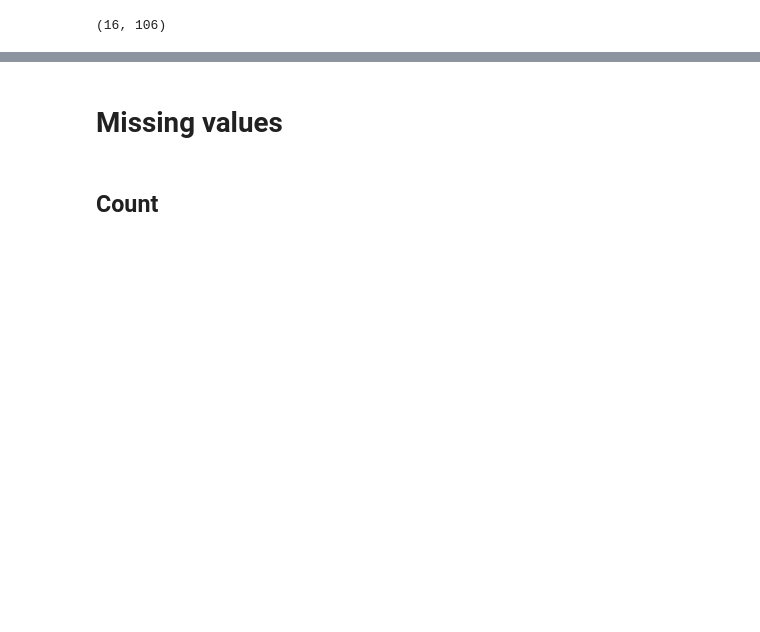
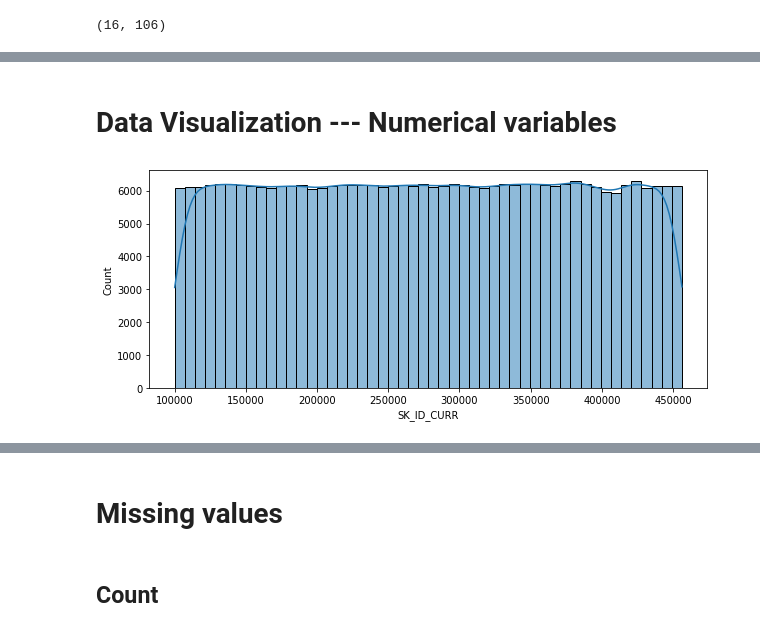
Before and after one commit to kelhoussaini/Home-Credit-Prediction, a Jupyter notebook: notebooks/Data Preparation.ipynb, the cells around one changed output, grey strips where cells are left out. Cells and saved outputs as stored; diff of their text form; code cells hidden in the pictures; blank space fills up the shorter version.

```diff
--- a/notebooks/Data Preparation.ipynb
+++ b/notebooks/Data Preparation.ipynb
@@ -55,0 +124,7 @@ len(cat_cols), len(num_cols)
+# %% [markdown]
+# Data Visualization --- Numerical variables
+# %%
+plt.figure(figsize = (10, 4))
+sns.histplot(df['SK_ID_CURR'], kde=True, bins= 50);
+# %% [output]
+[figure, added]
```
Also changed, not shown: parts of 46 cells of this notebook.
